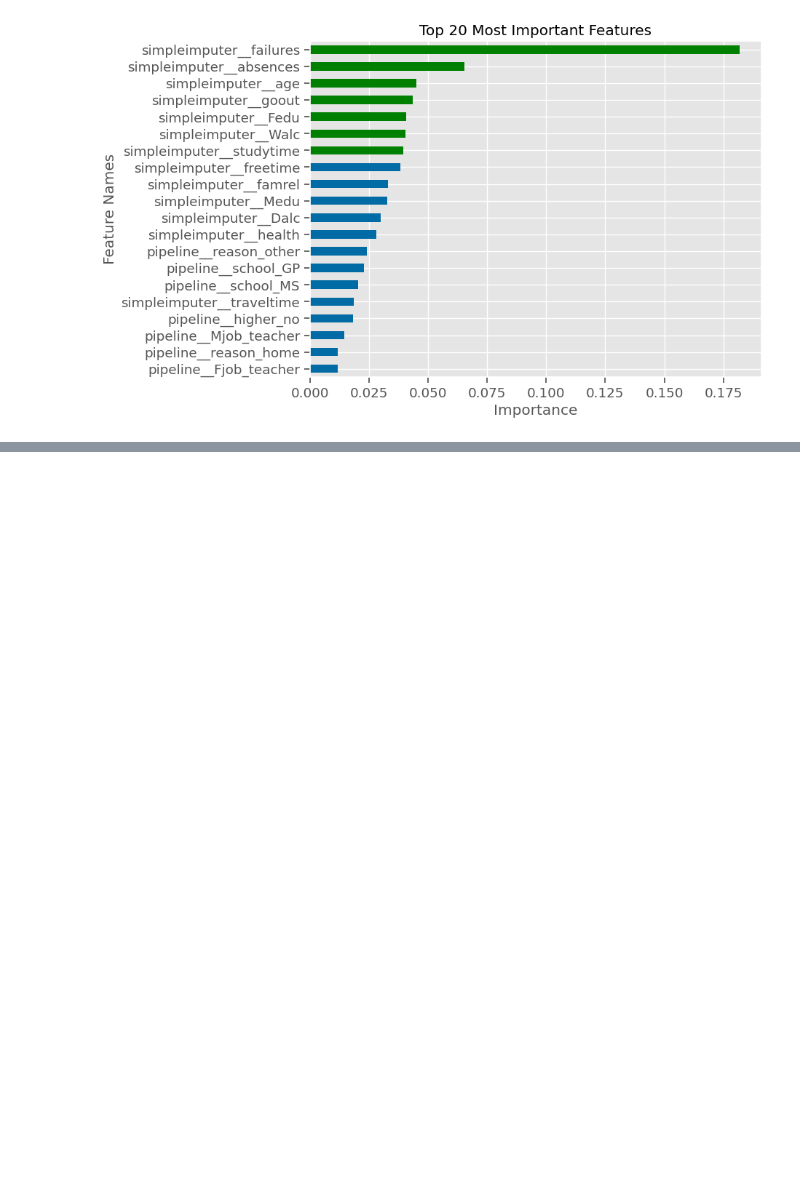
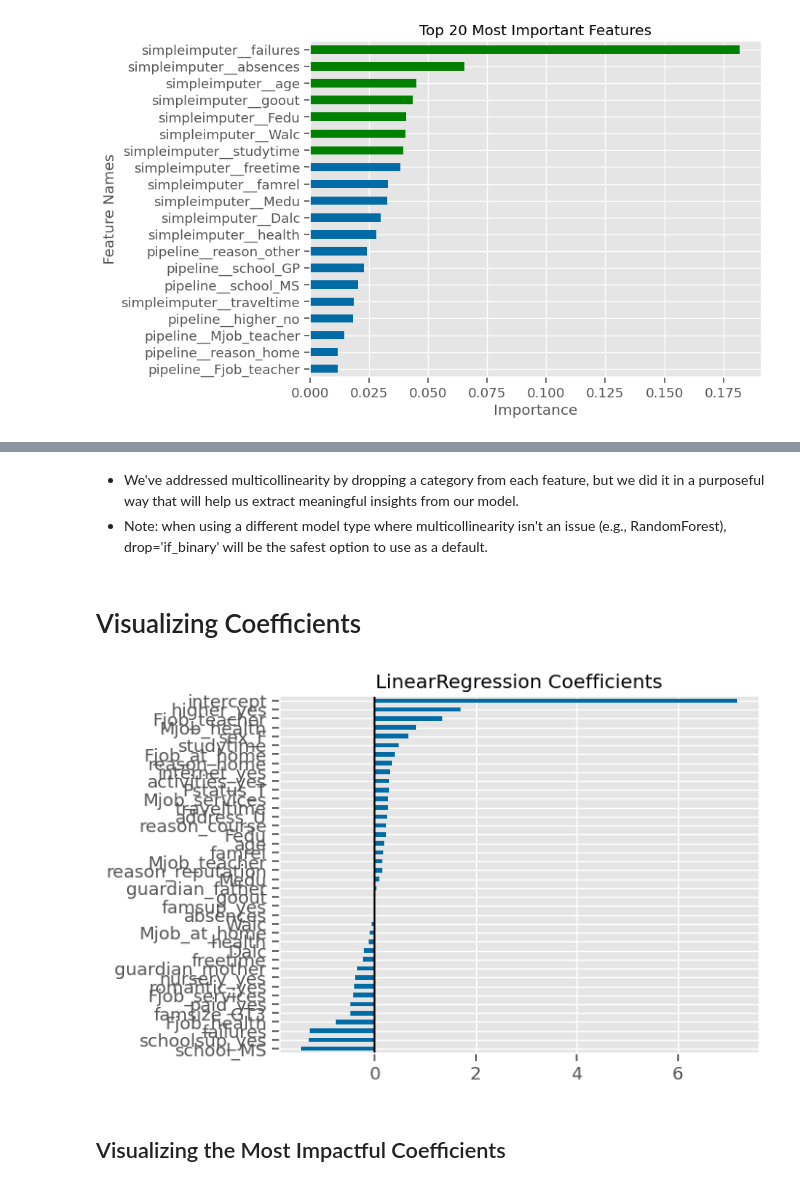
Before and after one commit to sheha919/data_visualization, a Jupyter notebook: notes_week17.ipynb, the cells around one changed output, grey strips where cells are left out. Saved outputs shown, nothing was run; the diff lists cells and outputs as text; code cells hidden in the pictures; blank space fills up the shorter version.

```diff
--- a/notes_week17.ipynb
+++ b/notes_week17.ipynb
@@ -804,0 +1139,26 @@ fig.tight_layout()
+# %%
+num_cols= make_column_selector(dtype_include='number')
+cat_cols = make_column_selector(dtype_include='object')
+
+ohe = OneHotEncoder(drop= drop_cats, sparse = False)
+mean_imputer=SimpleImputer(strategy='mean')
+constant_imputer = SimpleImputer(strategy='constant', fill_value='MISSING')
+
+cat_pipe = make_pipeline(constant_imputer, ohe)
+
+preprocessor= make_column_transformer((cat_pipe, cat_cols),
+                                      (mean_imputer, num_cols),
+                                     verbose_feature_names_out=False)
+preprocessor.fit(X_train)
+feature_names = preprocessor.get_feature_names_out()
+X_train_df=pd.DataFrame(preprocessor.transform(X_train),
+                        columns = feature_names,
+                        index = X_train.index)
+X_test_df=pd.DataFrame(preprocessor.transform(X_test),
+                        columns = feature_names,
+                        index = X_test.index)
+# %%
+## fitting a linear regression model
+lin_reg = LinearRegression()
+lin_reg.fit(X_train_df, y_train)
+evaluate_regression(lin_reg, X_train_df, y_train, X_test_df,y_test)
@@ -804,0 +1168,14 @@ fig.tight_layout()
+# %%
+def get_coeffs_linreg(lin_reg, feature_names = None, sort=True,ascending=True,
+                     name='LinearRegression Coefficients'):
+    if feature_names is None:
+        feature_names = lin_reg.feature_names_in_
+    ## Saving the coefficients
+    coeffs = pd.Series(lin_reg.coef_, index= feature_names)
+    coeffs['intercept'] = lin_reg.intercept_
+    if sort==True:
+        coeffs = coeffs.sort_values(ascending=ascending)
+    return coeffs
+# %%
+coeffs = get_coeffs_linreg(lin_reg)
+coeffs
@@ -804,0 +1200,13 @@ fig.tight_layout()
+# %% [markdown]
+- We've addressed multicollinearity by dropping a category from each feature, but we did it in a purposeful way that will help us extract meaningful insights from our model.
+- Note: when using a different model type where multicollinearity isn't an issue (e.g., RandomForest), drop='if_binary' will be the safest option to use as a default.
+# %% [markdown]
+# Visualizing Coefficients
+# %%
+ax =  coeffs.sort_values().plot(kind = 'barh')
+ax.axvline(0, color = 'black')
+ax.set_title('LinearRegression Coefficients');
+# %% [output]
+[figure, added]
+# %% [markdown]
+## Visualizing the Most Impactful Coefficients
```
Also changed, not shown: parts of 52 cells of this notebook, 1 other file.
